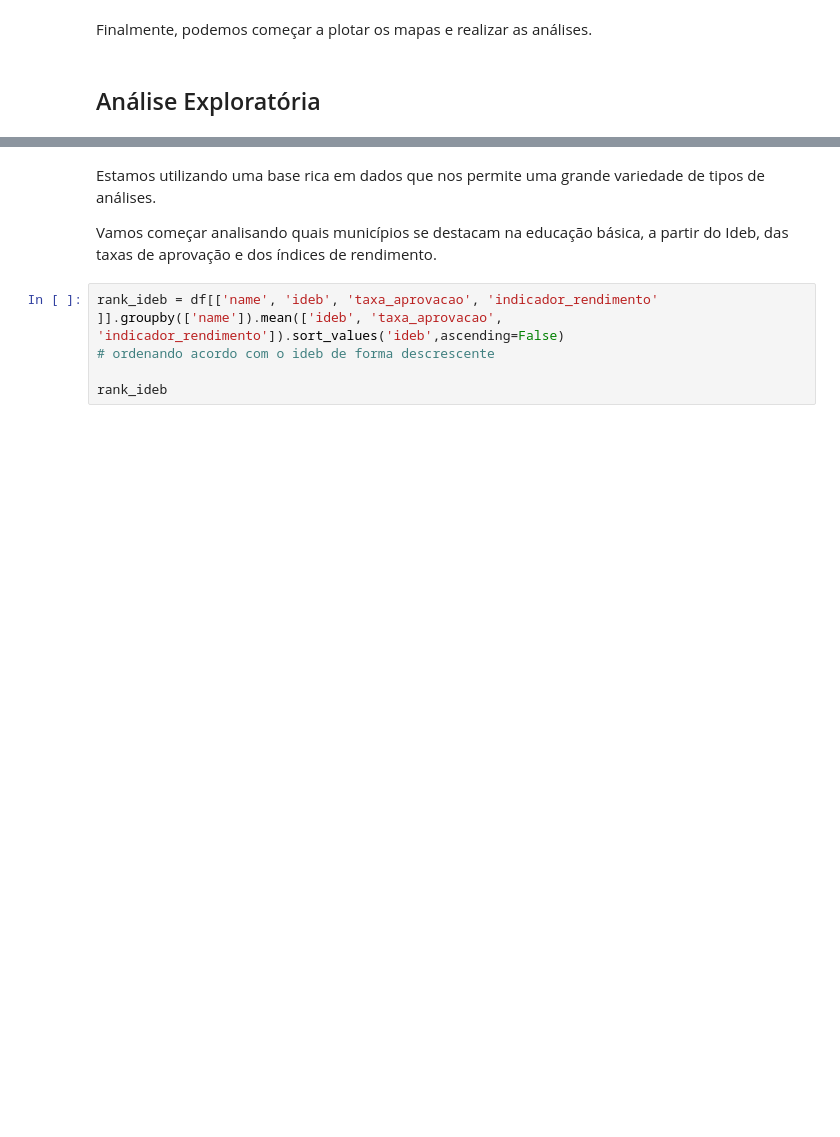
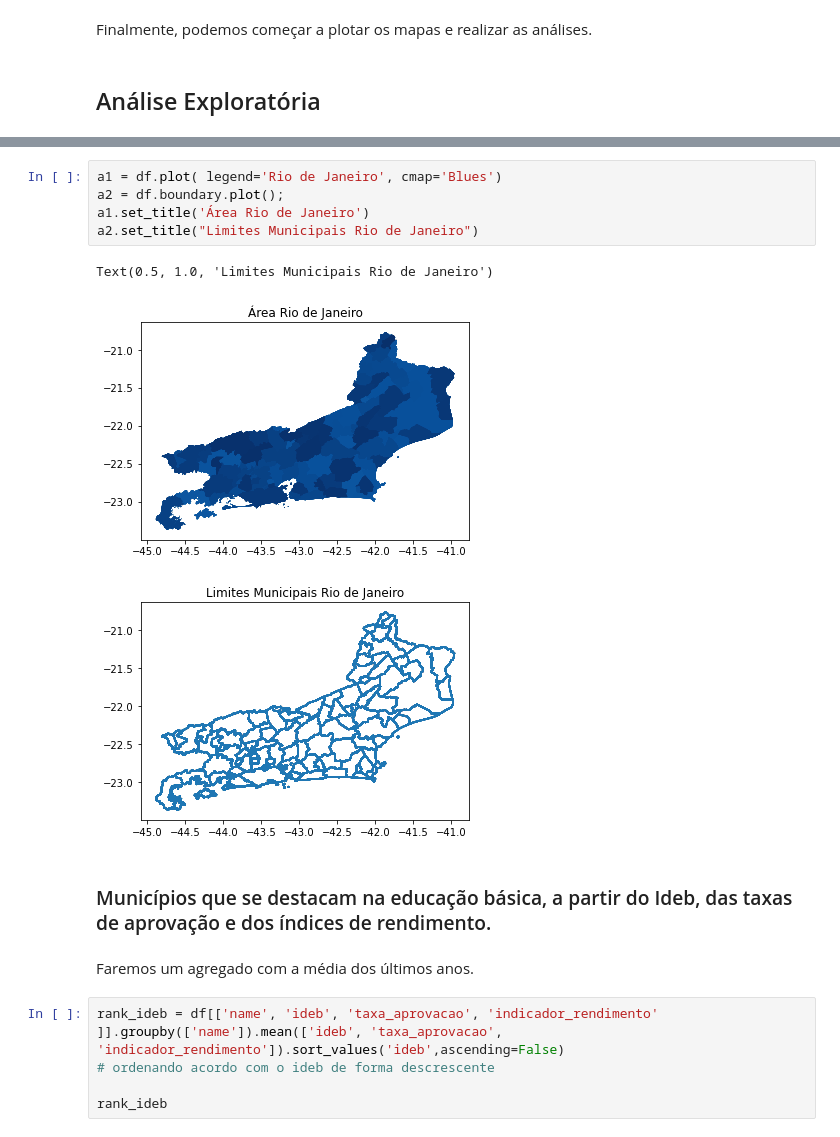
Before and after one commit to isabellegagno/A2---Banco-de-Dados, a Jupyter notebook: analysis.ipynb, the cells around one changed output, grey strips where cells are left out. Drawn from its saved outputs; the diff is of its cells as text; blank space fills up the shorter version.

```diff
--- a/analysis.ipynb
+++ b/analysis.ipynb
@@ -406,7 +418,16 @@ Finalmente, podemos começar a plotar os mapas e realizar as análises.
+# %%
+a1 = df.plot( legend='Rio de Janeiro', cmap='Blues')
+a2 = df.boundary.plot();
+a1.set_title('Área Rio de Janeiro')
+a2.set_title("Limites Municipais Rio de Janeiro")
+# %% [output]
+Text(0.5, 1.0, 'Limites Municipais Rio de Janeiro')
+[figure, added]
+[figure, added]
 # %% [markdown]
-Estamos utilizando uma base rica em dados que nos permite uma grande variedade de tipos de análises.
-
-Vamos começar analisando quais municípios se destacam na educação básica, a partir do Ideb, das taxas de aprovação e dos índices de rendimento.
+### Municípios que se destacam na educação básica, a partir do Ideb, das taxas de aprovação e dos índices de rendimento.
+# %% [markdown]
+ Faremos um agregado com a média dos últimos anos.
 # %%
 rank_ideb = df[['name', 'ideb', 'taxa_aprovacao', 'indicador_rendimento'
 ]].groupby(['name']).mean(['ideb', 'taxa_aprovacao', 'indicador_rendimento']).sort_values('ideb',ascending=False)
```
Also changed, not shown: parts of 21 cells of this notebook.
